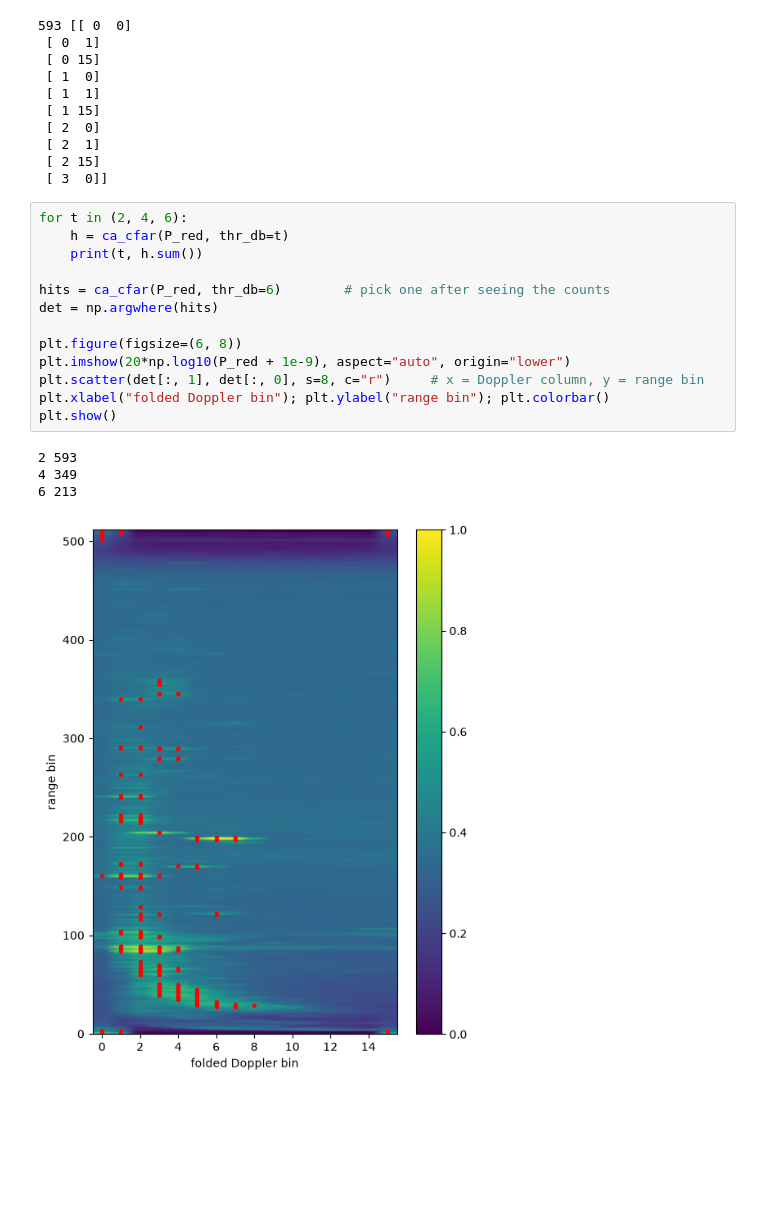
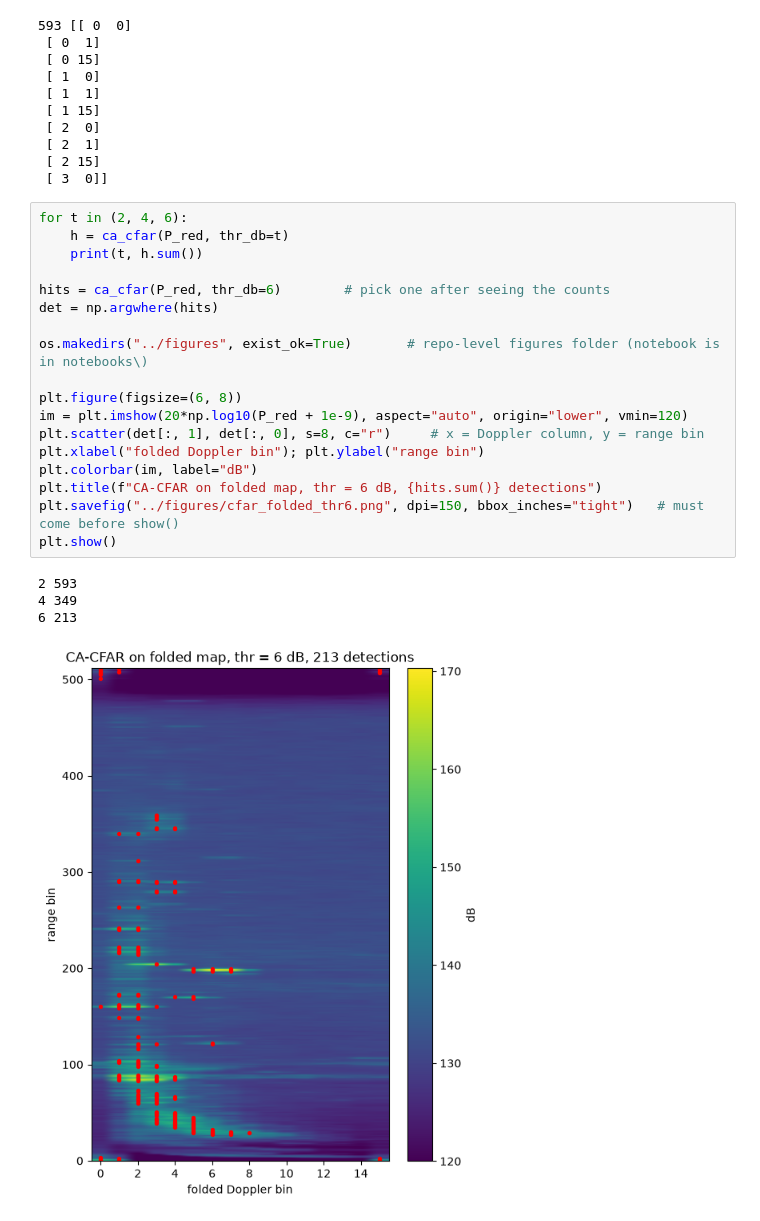
Before and after one commit to PLANETORIAN/Sparse-FFT-Radar, a Jupyter notebook: notebooks/01_loader.ipynb, the cells around one changed output. Drawn from its saved outputs; the diff is of its cells as text; blank space fills up the shorter version.

Commit message:
CFAR updated

```diff
--- a/notebooks/01_loader.ipynb
+++ b/notebooks/01_loader.ipynb
@@ -195,18 +195,23 @@ print(hits.sum(), det[:10])
 # %%
 for t in (2, 4, 6):
     h = ca_cfar(P_red, thr_db=t)
     print(t, h.sum())
 
 hits = ca_cfar(P_red, thr_db=6)        # pick one after seeing the counts
 det = np.argwhere(hits)
 
+os.makedirs("../figures", exist_ok=True)       # repo-level figures folder (notebook is in notebooks\)
+
 plt.figure(figsize=(6, 8))
-plt.imshow(20*np.log10(P_red + 1e-9), aspect="auto", origin="lower")
+im = plt.imshow(20*np.log10(P_red + 1e-9), aspect="auto", origin="lower", vmin=120)
 plt.scatter(det[:, 1], det[:, 0], s=8, c="r")     # x = Doppler column, y = range bin
-plt.xlabel("folded Doppler bin"); plt.ylabel("range bin"); plt.colorbar()
+plt.xlabel("folded Doppler bin"); plt.ylabel("range bin")
+plt.colorbar(im, label="dB")
+plt.title(f"CA-CFAR on folded map, thr = 6 dB, {hits.sum()} detections")
+plt.savefig("../figures/cfar_folded_thr6.png", dpi=150, bbox_inches="tight")   # must come before show()
 plt.show()
 # %% [output]
 2 593
 4 349
 6 213
-[figure, old version]
+[figure, new version]
```
Also changed, not shown: 1 other file.
